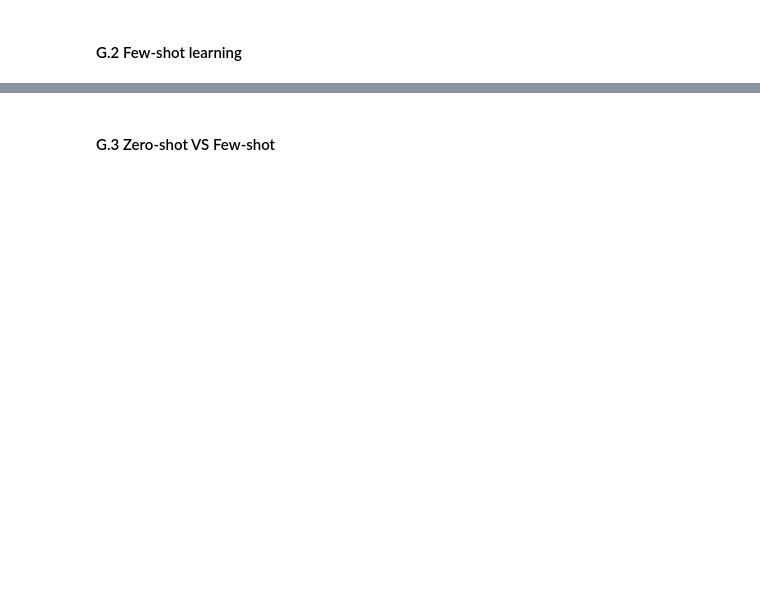
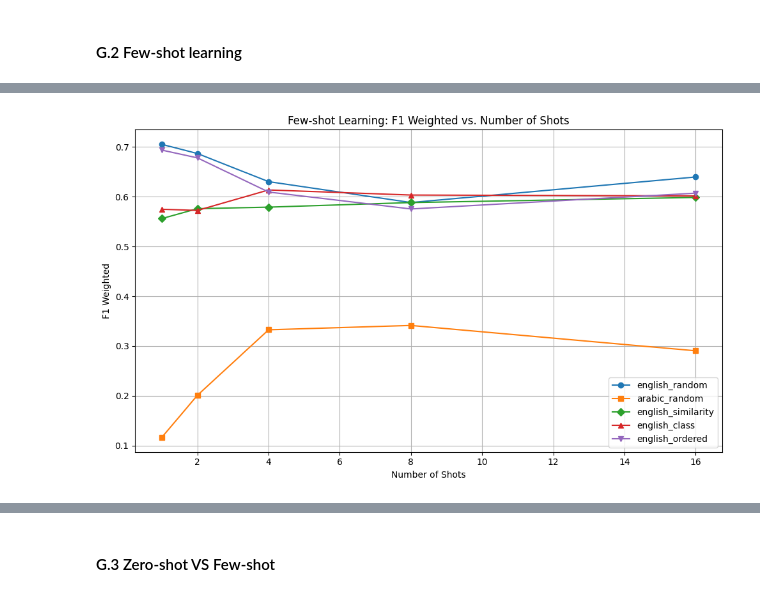
Before and after one commit to Hayder-Aleissa/NLP-Project, a Jupyter notebook: NLP_project.ipynb, the cells around one changed output, grey strips where cells are left out. Cells and saved outputs as stored; diff of their text form; code cells hidden in the pictures; blank space fills up the shorter version.

```diff
--- a/NLP_project.ipynb
+++ b/NLP_project.ipynb
@@ -3427,0 +4529,10 @@ plt.show()
+# %%
+from sklearn.preprocessing import MultiLabelBinarizer
+from tqdm import tqdm
+import time
+import pandas as pd
+import re
+from sklearn.metrics import precision_score, recall_score, f1_score
+
+# Few-shot learning experiments
+few_shot_results = few_shot_learning(train_df, val_df, possible_labels, n_samples=100)
@@ -3427,0 +4605,36 @@ plt.show()
+# %%
+import matplotlib.pyplot as plt
+
+def plot_all_few_shot_results(few_shot_results, metric="f1_weighted"):
+    """
+    Plot F1 score vs. number of shots for all few-shot learning configurations.
+
+    Args:
+        few_shot_results: Dictionary containing results for multiple configurations.
+                          Expected format: {config_name: {n_shots: result_dict}}
+        metric: F1 score metric to plot. One of: 'f1_micro', 'f1_macro', 'f1_weighted'.
+    """
+    result_keys = ["english_random", "arabic_random", "english_similarity",
+                   "english_class", "english_ordered"]
+
+    filtered_results = {k: v for k, v in few_shot_results.items() if k in result_keys}
+
+    plt.figure(figsize=(10, 6))
+    markers = ['o', 's', 'D', '^', 'v', '*', 'x']
+
+    for i, (label, config) in enumerate(filtered_results.items()):
+        x = sorted(config.keys())
+        y = [config[shots][metric] for shots in x]
+        plt.plot(x, y, marker=markers[i % len(markers)], label=label)
+
+    plt.title(f"Few-shot Learning: {metric.replace('_', ' ').title()} vs. Number of Shots")
+    plt.xlabel("Number of Shots")
+    plt.ylabel(metric.replace('_', ' ').title())
+    plt.legend()
+    plt.grid(True)
+    plt.tight_layout()
+    plt.show()
+# %%
+plot_all_few_shot_results(few_shot_results)
+# %% [output]
+[figure, added]
```
Also changed, not shown: parts of 38 cells of this notebook.
